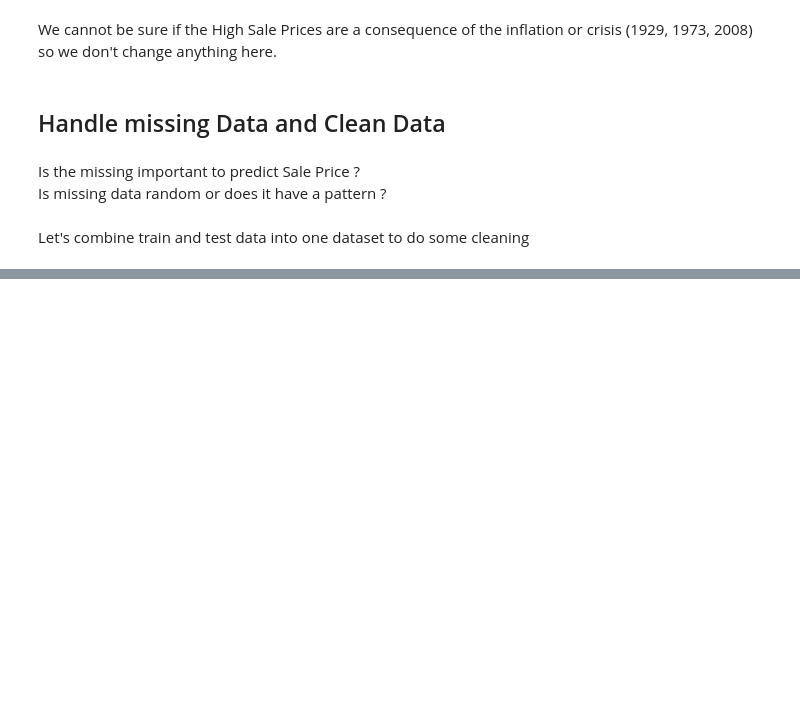
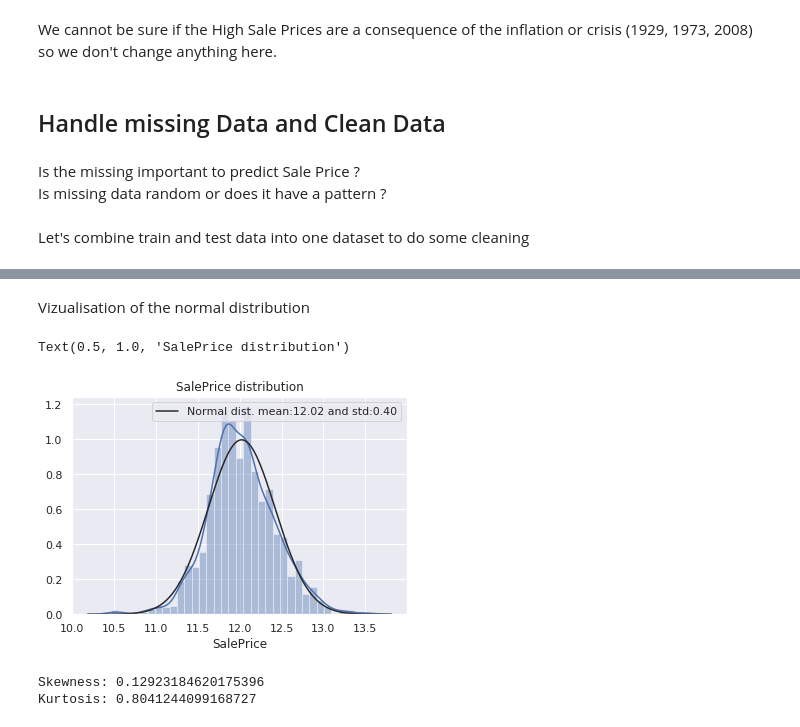
Before and after one commit to Simplon-IA-Bdx-1/house-prices-mehdi-bastien, a Jupyter notebook: House_Prices.ipynb, the cells around one changed output, grey strips where cells are left out. Drawn from its saved outputs; the diff is of its cells as text; code cells hidden in the pictures; blank space fills up the shorter version.

```diff
--- a/House_Prices.ipynb
+++ b/House_Prices.ipynb
@@ -390,0 +564,3 @@ Let's combine train and test data into one dataset to do some cleaning
+# %%
+train['SalePrice'] = np.log(1 + train["SalePrice"])
+train['SalePrice']
@@ -390,0 +580,19 @@ Let's combine train and test data into one dataset to do some cleaning
+# %% [markdown]
+Vizualisation of the normal distribution
+# %%
+sns.distplot(train['SalePrice'] , fit=norm)
+(mean, std) = norm.fit(train['SalePrice'])
+plt.legend([f"Normal dist. mean:{mean:.2f} and std:{std:.2f}"])
+plt.title('SalePrice distribution')
+# %% [output]
+Text(0.5, 1.0, 'SalePrice distribution')
+[figure, added]
+# %%
+skew_full = train['SalePrice'].skew()
+kurt_full = train['SalePrice'].kurt()
+
+print(f"Skewness: {skew_full}")
+print(f"Kurtosis: {kurt_full}")
+# %% [output]
+Skewness: 0.12923184620175396
+Kurtosis: 0.8041244099168727
```
Also changed, not shown: parts of 36 cells of this notebook, 1 other file.
